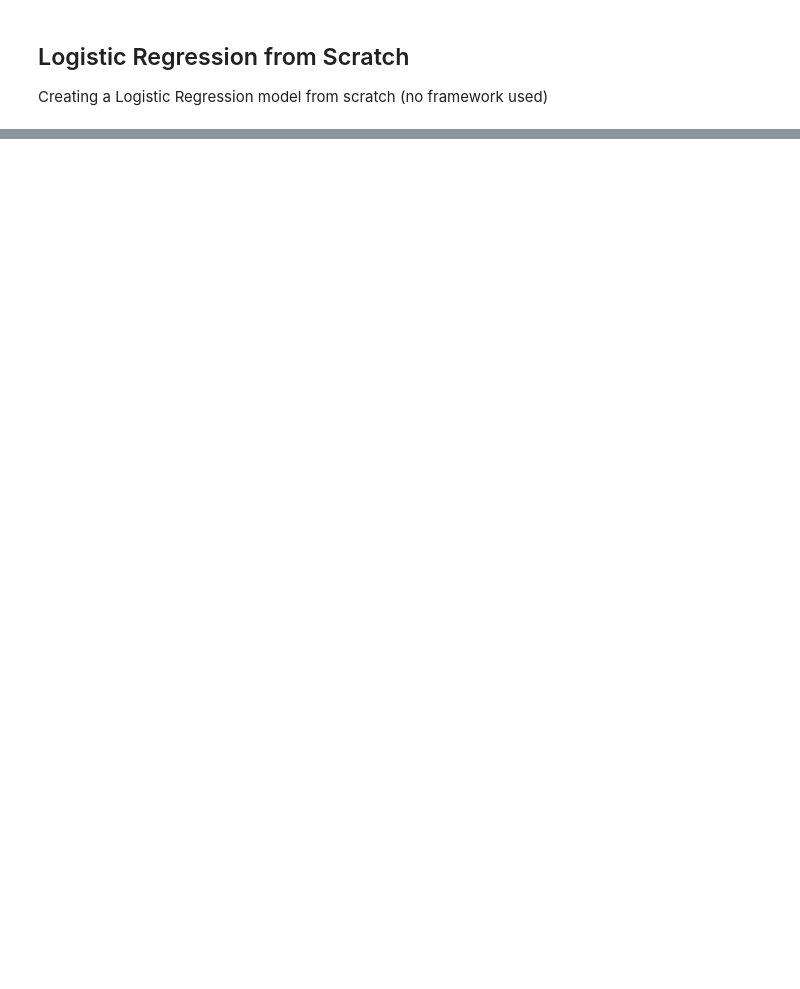
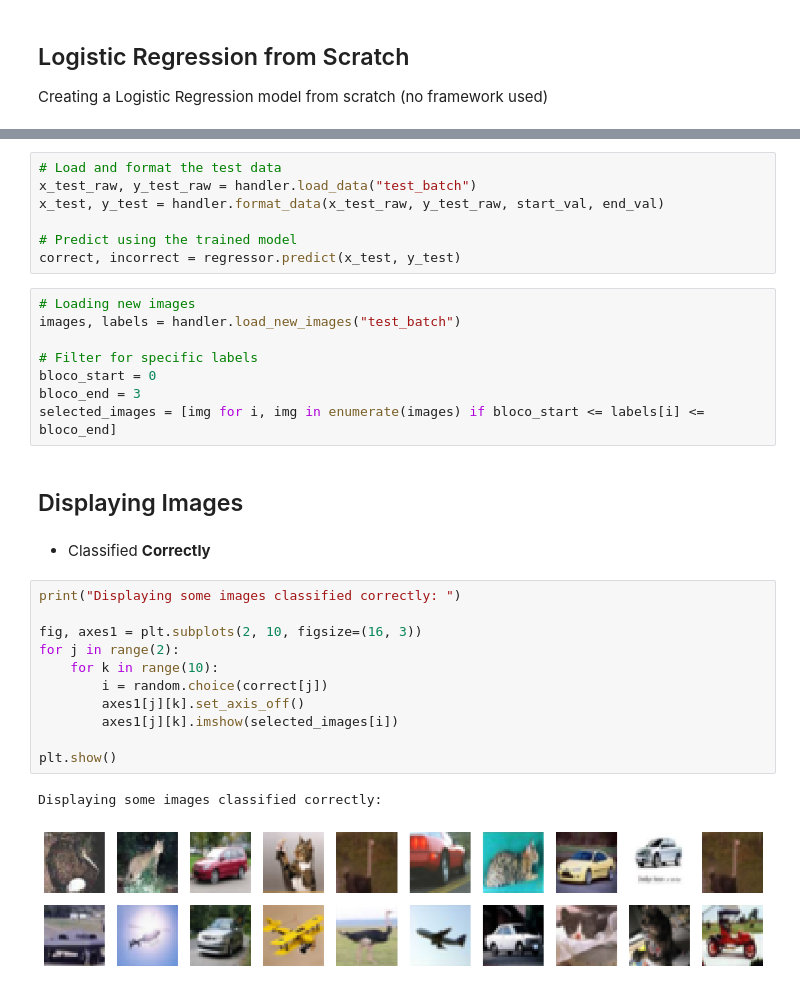
Before and after one commit to Jaquesd/Image_Recognition, a Jupyter notebook: Image Recognition - Logistic Regression.ipynb, the cells around one changed output, grey strips where cells are left out. Saved outputs shown, nothing was run; the diff lists cells and outputs as text; blank space fills up the shorter version.

```diff
--- a/Image Recognition - Logistic Regression.ipynb
+++ b/Image Recognition - Logistic Regression.ipynb
@@ -276,0 +377,33 @@ class LogisticRegression:
+# %%
+# Load and format the test data
+x_test_raw, y_test_raw = handler.load_data("test_batch")
+x_test, y_test = handler.format_data(x_test_raw, y_test_raw, start_val, end_val)
+
+# Predict using the trained model
+correct, incorrect = regressor.predict(x_test, y_test)
+# %%
+# Loading new images
+images, labels = handler.load_new_images("test_batch")
+
+# Filter for specific labels
+bloco_start = 0
+bloco_end = 3
+selected_images = [img for i, img in enumerate(images) if bloco_start <= labels[i] <= bloco_end]
+# %% [markdown]
+## Displaying Images
+# %% [markdown]
+* Classified **Correctly**
+# %%
+print("Displaying some images classified correctly: ")
+
+fig, axes1 = plt.subplots(2, 10, figsize=(16, 3))
+for j in range(2):
+    for k in range(10):
+        i = random.choice(correct[j])
+        axes1[j][k].set_axis_off()
+        axes1[j][k].imshow(selected_images[i])
+
+plt.show()
+# %% [output]
+Displaying some images classified correctly:
+[figure, added]
```
Also changed, not shown: parts of 21 cells of this notebook.
